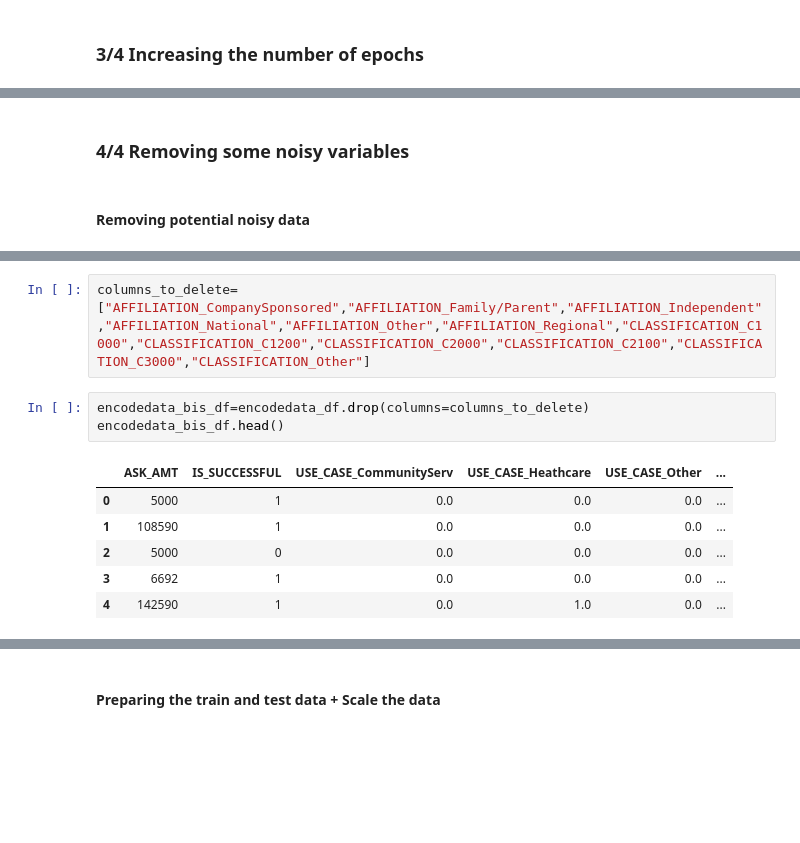
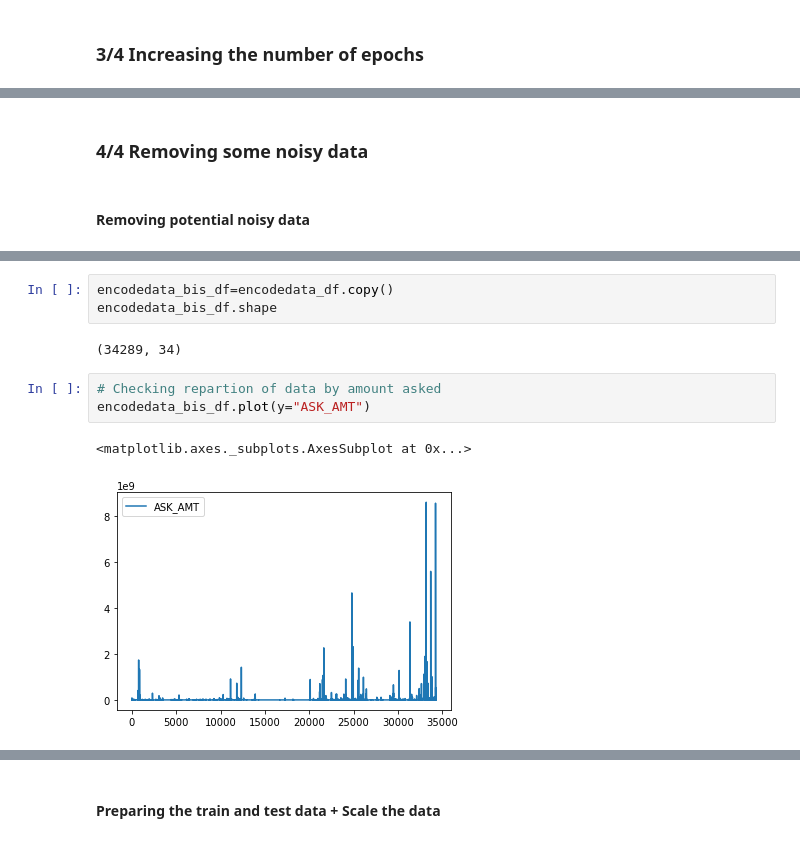
Before and after one commit to tom-jj-G/Neural_Network_NonProfit, a Jupyter notebook: Challenge/AlphabetSoupChallenge.ipynb, the cells around one changed output, grey strips where cells are left out. Cells and saved outputs as stored; diff of their text form; blank space fills up the shorter version.

```diff
--- a/Challenge/AlphabetSoupChallenge.ipynb
+++ b/Challenge/AlphabetSoupChallenge.ipynb
@@ -432,5 +444,5 @@ Epoch 100/100
 # %% [markdown]
-### 4/4 Removing some noisy variables
+### 4/4 Removing some noisy data
 # %% [markdown]
 #### Removing potential noisy data
 # %%
@@ -442,15 +454,14 @@ encodedata_df.head()
 | 2 | 5000 | 0 | 1.0 | 0.0 | 0.0 | ... |
 | 3 | 6692 | 1 | 1.0 | 0.0 | 0.0 | ... |
 | 4 | 142590 | 1 | 0.0 | 0.0 | 1.0 | ... |
-# %%
-columns_to_delete=["AFFILIATION_CompanySponsored","AFFILIATION_Family/Parent","AFFILIATION_Independent","AFFILIATION_National","AFFILIATION_Other","AFFILIATION_Regional","CLASSIFICATION_C1000","CLASSIFICATION_C1200","CLASSIFICATION_C2000","CLASSIFICATION_C2100","CLASSIFICATION_C3000","CLASSIFICATION_Other"]
 # %%
-encodedata_bis_df=encodedata_df.drop(columns=columns_to_delete)
-encodedata_bis_df.head()
+encodedata_bis_df=encodedata_df.copy()
+encodedata_bis_df.shape
 # %% [output]
-|  | ASK_AMT | IS_SUCCESSFUL | USE_CASE_CommunityServ | USE_CASE_Heathcare | USE_CASE_Other | ... |
-| 0 | 5000 | 1 | 0.0 | 0.0 | 0.0 | ... |
-| 1 | 108590 | 1 | 0.0 | 0.0 | 0.0 | ... |
-| 2 | 5000 | 0 | 0.0 | 0.0 | 0.0 | ... |
-| 3 | 6692 | 1 | 0.0 | 0.0 | 0.0 | ... |
-| 4 | 142590 | 1 | 0.0 | 1.0 | 0.0 | ... |
+(34289, 34)
+# %%
+# Checking repartion of data by amount asked
+encodedata_bis_df.plot(y="ASK_AMT")
+# %% [output]
+<matplotlib.axes._subplots.AxesSubplot at 0x...>
+[figure, added]
```
Also changed, not shown: parts of 13 cells of this notebook, 1 other file.
